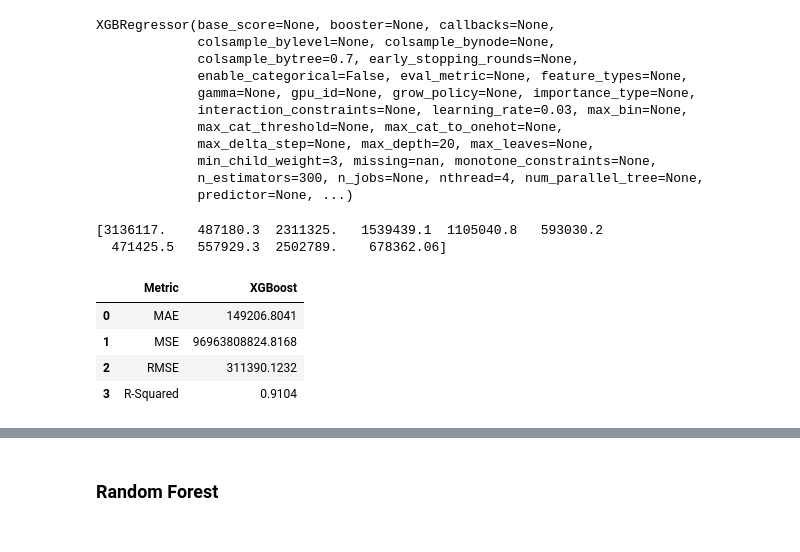
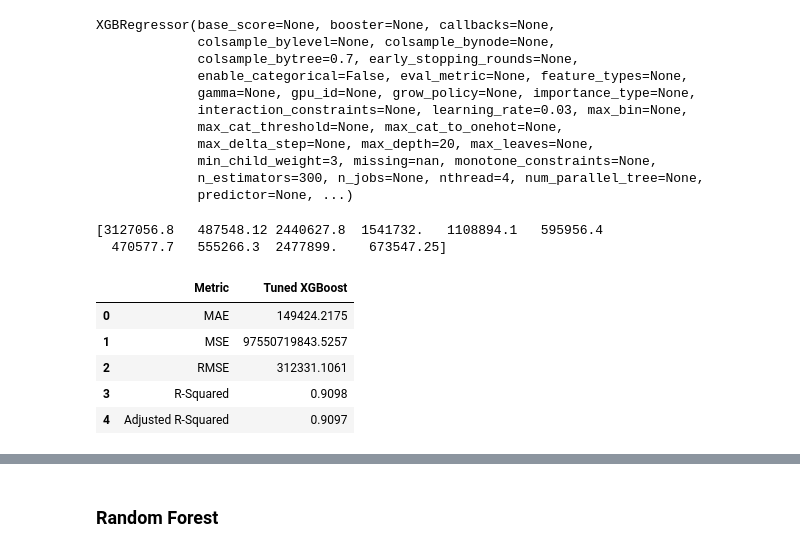
Before and after one commit to GanKaiFeng1999/Capstone_2, a Jupyter notebook: Capstone 2 Modelling.ipynb, the cells around one changed output, grey strips where cells are left out. Saved outputs shown, nothing was run; the diff lists cells and outputs as text; code cells hidden in the pictures.

Commit message:
Updated Modelling and EDA

```diff
--- a/Capstone 2 Modelling.ipynb
+++ b/Capstone 2 Modelling.ipynb
@@ -114,2 +120,19 @@ x_test.head()
 # %% [markdown]
 ### XGBoost
+# %%
+# Find metrics for default XGBoost model
+
+from sklearn import metrics
+
+default_XGB = XGBRegressor(random_state=42)
+default_XGB.fit(x_train, y_train)
+pred = default_XGB.predict(x_test)
+default_XGB_metrics = pd.DataFrame ({'Metric':
+['MAE', 'MSE', 'RMSE', 'R-Squared', 'Adjusted R-Squared'],
+'Default XGBoost':
+[metrics.mean_absolute_error(y_test, pred),
+metrics.mean_squared_error (y_test, pred),
+np.sqrt (metrics.mean_squared_error (y_test, pred)),
+metrics.explained_variance_score (y_test, pred),
+calculate_adjusted_r_squared(y_test, pred)]})
+default_XGB_metrics
@@ -156,7 +186,7 @@ Best parameters set:
 # %%
 # Build XGBoost model
 
-XGB_model = XGBRegressor(
+tuned_XGB = XGBRegressor(
     random_state=42,
     colsample_bytree=0.7,
     learning_rate=0.03,
@@ -168,7 +198,7 @@ XGB_model = XGBRegressor(
     subsample=0.7
 )
 
-XGB_model.fit(x_train, y_train)
+tuned_XGB.fit(x_train, y_train)
 # %% [output]
 XGBRegressor(base_score=None, booster=None, callbacks=None,
              colsample_bylevel=None, colsample_bynode=None,
@@ -184,28 +214,28 @@ XGBRegressor(base_score=None, booster=None, callbacks=None,
 # %%
 # Generate predictions
 
-XGB_pred = XGB_model.predict(x_test)
-print(XGB_pred[:10])
+pred = tuned_XGB.predict(x_test)
+print(pred[:10])
 # %% [output]
-[3136117.    487180.3  2311325.   1539439.1  1105040.8   593030.2
-  471425.5   557929.3  2502789.    678362.06]
+[3127056.8   487548.12 2440627.8  1541732.   1108894.1   595956.4
+  470577.7   555266.3  2477899.    673547.25]
 # %%
 # Find metrics
 from sklearn import metrics
 
-XGB_metrics = pd.DataFrame ({'Metric':
-['MAE',
-'MSE',
-'RMSE',
-'R-Squared'], 'XGBoost':
-[metrics.mean_absolute_error(y_test, XGB_pred),
-metrics.mean_squared_error (y_test, XGB_pred),
-np.sqrt (metrics.mean_squared_error (y_test, XGB_pred)),
-metrics.explained_variance_score (y_test, XGB_pred)]})
-XGB_metrics
+tuned_XGB_metrics = pd.DataFrame ({'Metric':
+['MAE', 'MSE', 'RMSE', 'R-Squared', 'Adjusted R-Squared'],
+'Tuned XGBoost':
+[metrics.mean_absolute_error(y_test, pred),
+metrics.mean_squared_error (y_test, pred),
+np.sqrt (metrics.mean_squared_error (y_test, pred)),
+metrics.explained_variance_score (y_test, pred),
+calculate_adjusted_r_squared(y_test, pred)]})
+tuned_XGB_metrics
 # %% [output]
-|  | Metric | XGBoost |
-| 0 | MAE | 149206.8041 |
-| 1 | MSE | 96963808824.8168 |
-| 2 | RMSE | 311390.1232 |
-| 3 | R-Squared | 0.9104 |
+|  | Metric | Tuned XGBoost |
+| 0 | MAE | 149424.2175 |
+| 1 | MSE | 97550719843.5257 |
+| 2 | RMSE | 312331.1061 |
+| 3 | R-Squared | 0.9098 |
+| 4 | Adjusted R-Squared | 0.9097 |
```
Also changed, not shown: parts of 23 cells of this notebook, 2 other files.
